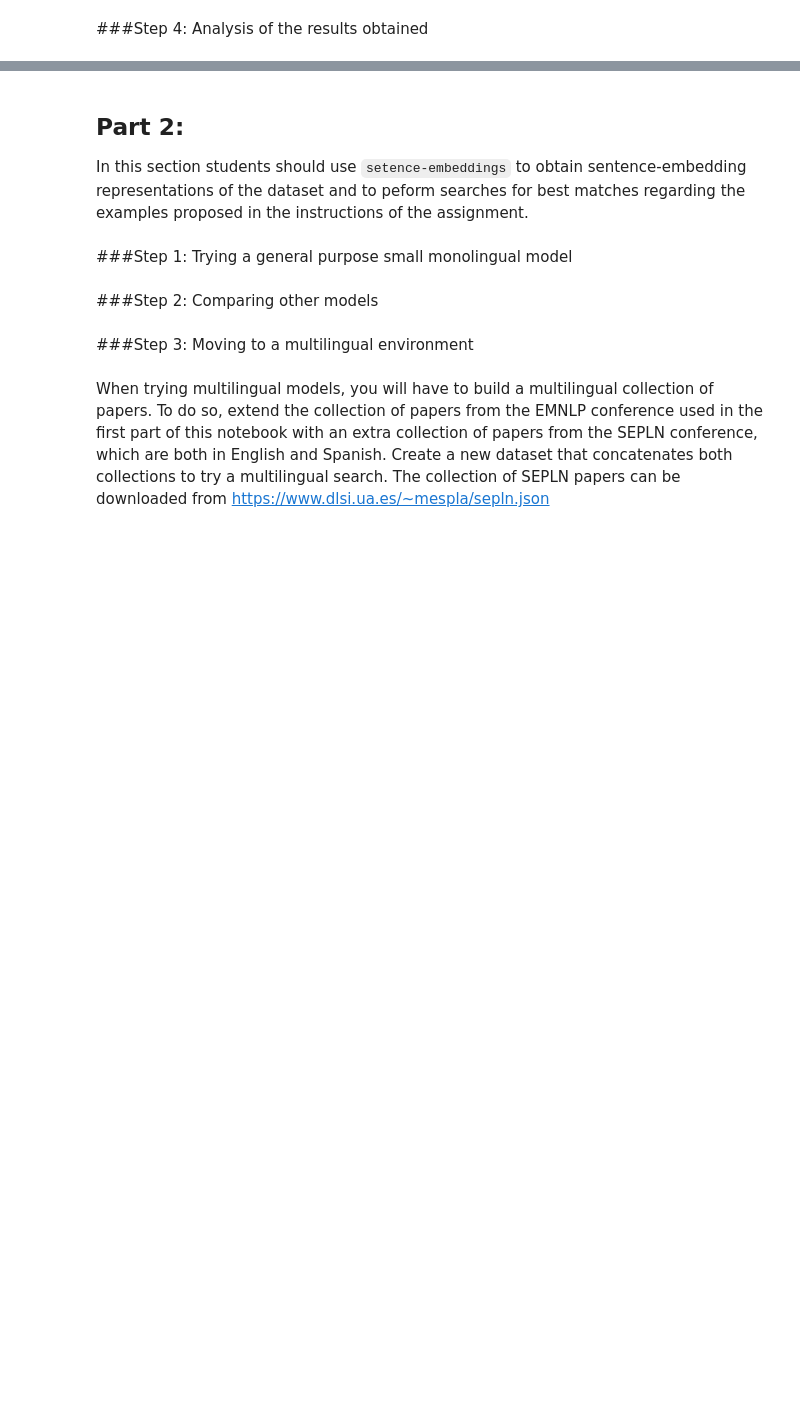
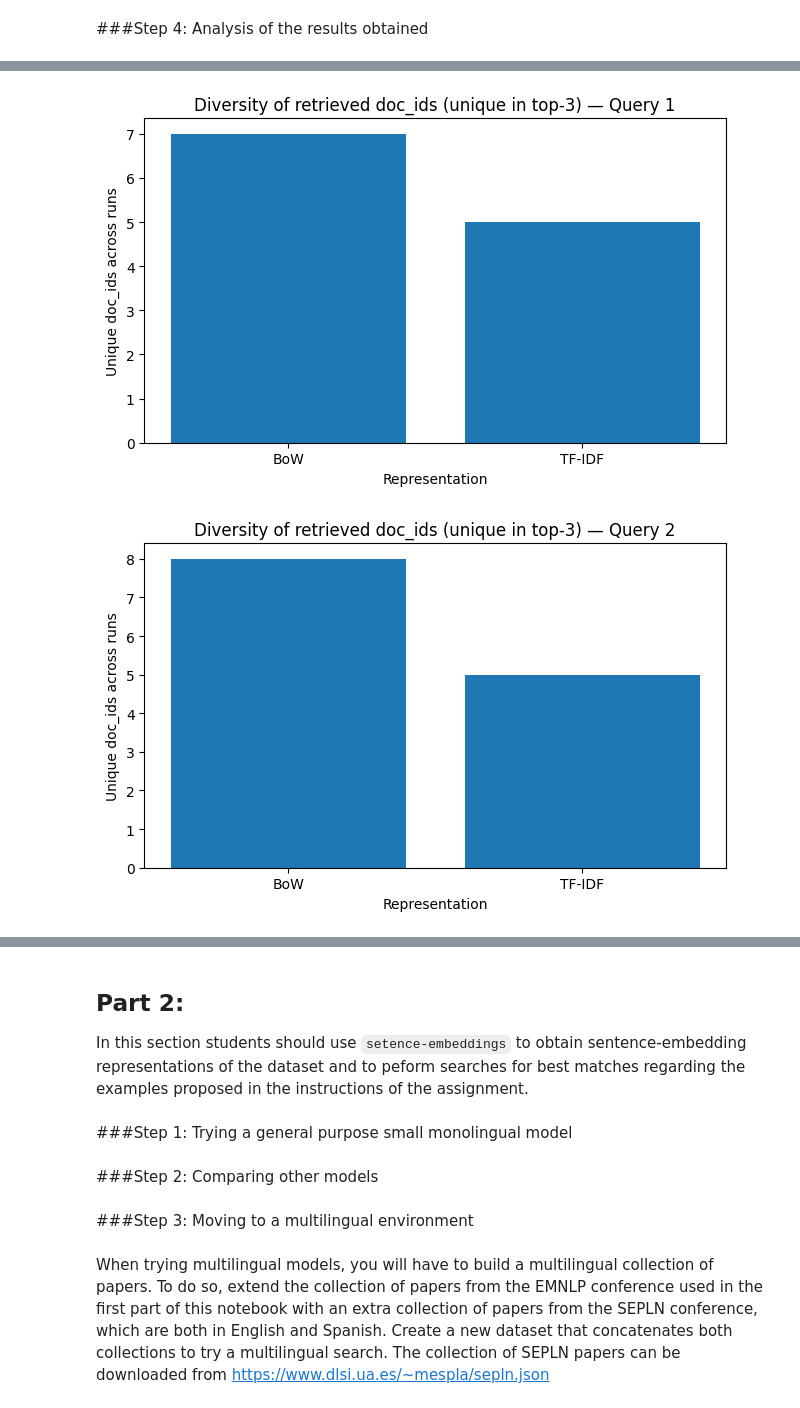
Before and after one commit to cacs2-ua/tpln-practice1, a Jupyter notebook: Vectorized_representations_of_text.ipynb, the cells around one changed output, grey strips where cells are left out. Cells and saved outputs as stored; diff of their text form; code cells hidden in the pictures; blank space fills up the shorter version.

```diff
--- a/Vectorized_representations_of_text.ipynb
+++ b/Vectorized_representations_of_text.ipynb
@@ -2352,0 +2773,8 @@ OK
+# %%
+from section8_plots import plot_diversity_bow_vs_tfidf
+
+for q in query_labels:
+    plot_diversity_bow_vs_tfidf(results_df, query_label=q, k=3)
+# %% [output]
+[figure, added]
+[figure, added]
```
Also changed, not shown: parts of 9 cells of this notebook, 4 other files.
